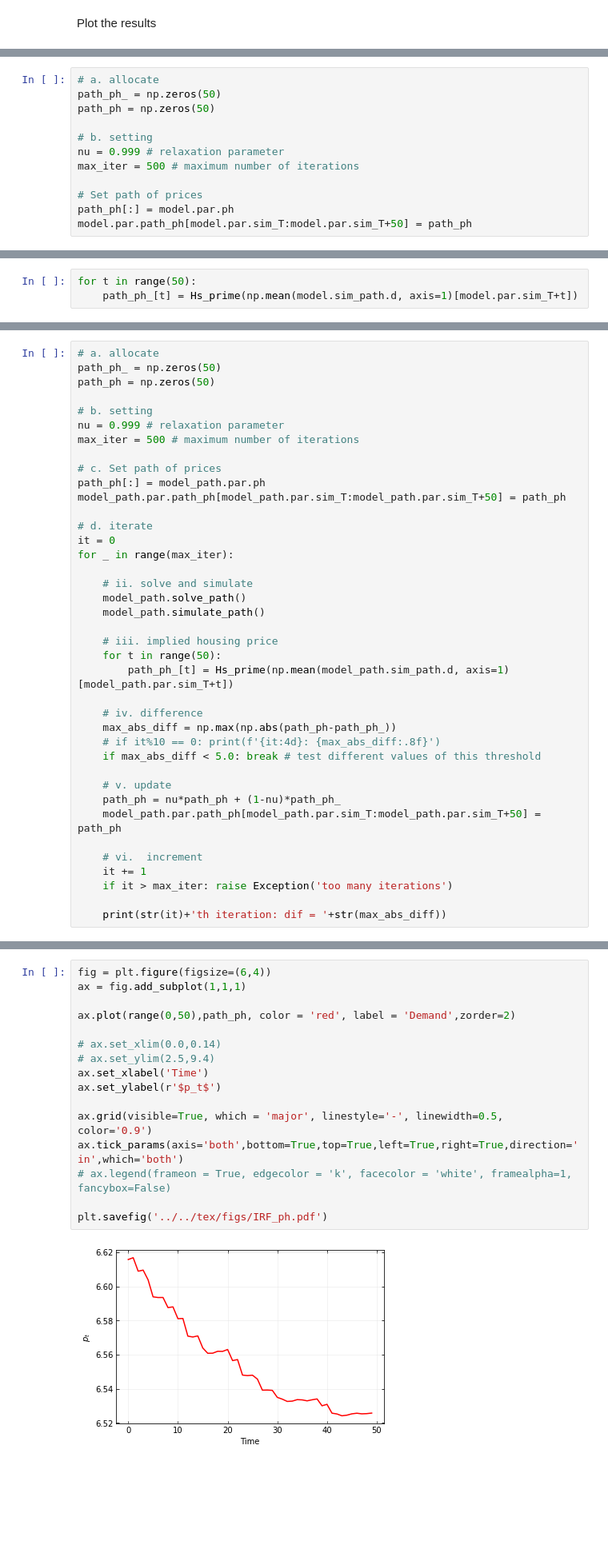
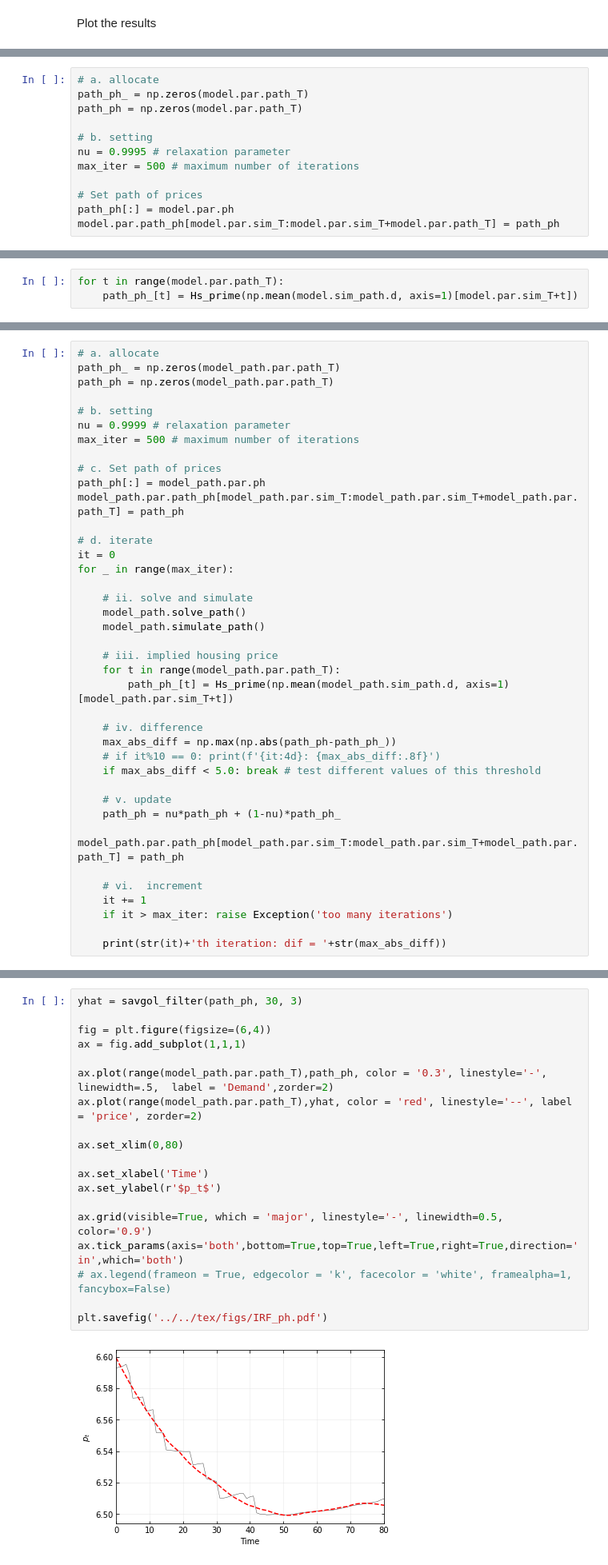
Before and after one commit to madsankern/MA_thesis, a Jupyter notebook: 01 - Transition.ipynb, the cells around one changed output, grey strips where cells are left out. Shown at 80% size. Cells and saved outputs as stored; diff of their text form; blank space fills up the shorter version.

```diff
--- a/01 - Transition.ipynb
+++ b/01 - Transition.ipynb
@@ -79,13 +87,13 @@ Setup
 # %%
 # a. allocate
-path_ph_ = np.zeros(50)
-path_ph = np.zeros(50)
+path_ph_ = np.zeros(model.par.path_T)
+path_ph = np.zeros(model.par.path_T)
 
 # b. setting
-nu = 0.999 # relaxation parameter
+nu = 0.9995 # relaxation parameter
 max_iter = 500 # maximum number of iterations
 
 # Set path of prices
 path_ph[:] = model.par.ph
-model.par.path_ph[model.par.sim_T:model.par.sim_T+50] = path_ph
+model.par.path_ph[model.par.sim_T:model.par.sim_T+model.par.path_T] = path_ph
 # %% [markdown]
@@ -98,4 +106,4 @@ Find implied house price
 # %%
-for t in range(50):
+for t in range(model.par.path_T):
     path_ph_[t] = Hs_prime(np.mean(model.sim_path.d, axis=1)[model.par.sim_T+t])
 # %% [markdown]
@@ -171,16 +192,16 @@ model_path.precompile_numba()
 model_path.solve()
 # %%
 # a. allocate
-path_ph_ = np.zeros(50)
-path_ph = np.zeros(50)
+path_ph_ = np.zeros(model_path.par.path_T)
+path_ph = np.zeros(model_path.par.path_T)
 
 # b. setting
-nu = 0.999 # relaxation parameter
+nu = 0.9999 # relaxation parameter
 max_iter = 500 # maximum number of iterations
 
 # c. Set path of prices
 path_ph[:] = model_path.par.ph
-model_path.par.path_ph[model_path.par.sim_T:model_path.par.sim_T+50] = path_ph
+model_path.par.path_ph[model_path.par.sim_T:model_path.par.sim_T+model_path.par.path_T] = path_ph
 
 # d. iterate
 it = 0
@@ -191,7 +212,7 @@ for _ in range(max_iter):
     model_path.simulate_path()
 
     # iii. implied housing price
-    for t in range(50):
+    for t in range(model_path.par.path_T):
         path_ph_[t] = Hs_prime(np.mean(model_path.sim_path.d, axis=1)[model_path.par.sim_T+t])
 
     # iv. difference
@@ -201,7 +222,7 @@ for _ in range(max_iter):
 
     # v. update
     path_ph = nu*path_ph + (1-nu)*path_ph_
-    model_path.par.path_ph[model_path.par.sim_T:model_path.par.sim_T+50] = path_ph
+    model_path.par.path_ph[model_path.par.sim_T:model_path.par.sim_T+model_path.par.path_T] = path_ph
 
     # vi.  increment
     it += 1
@@ -229,21 +250,24 @@ for _ in range(max_iter):
 # %%
+yhat = savgol_filter(path_ph, 30, 3)
+
 fig = plt.figure(figsize=(6,4))
 ax = fig.add_subplot(1,1,1)
 
-ax.plot(range(0,50),path_ph, color = 'red', label = 'Demand',zorder=2)
+ax.plot(range(model_path.par.path_T),path_ph, color = '0.3', linestyle='-', linewidth=.5,  label = 'Demand',zorder=2)
+ax.plot(range(model_path.par.path_T),yhat, color = 'red', linestyle='--', label = 'price', zorder=2)
 
-# ax.set_xlim(0.0,0.14)
-# ax.set_ylim(2.5,9.4)
+ax.set_xlim(0,80)
+
 ax.set_xlabel('Time')
 ax.set_ylabel(r'$p_t$')
 
 ax.grid(visible=True, which = 'major', linestyle='-', linewidth=0.5, color='0.9')
 ax.tick_params(axis='both',bottom=True,top=True,left=True,right=True,direction='in',which='both')
 # ax.legend(frameon = True, edgecolor = 'k', facecolor = 'white', framealpha=1, fancybox=False)
 
 plt.savefig('../../tex/figs/IRF_ph.pdf')
 # %% [output]
-[figure, old version]
+[figure, new version]
 # %%
 # define
 h_path = np.mean(model_path.sim_path.d, axis=1)
```
Also changed, not shown: parts of 23 cells of this notebook.
